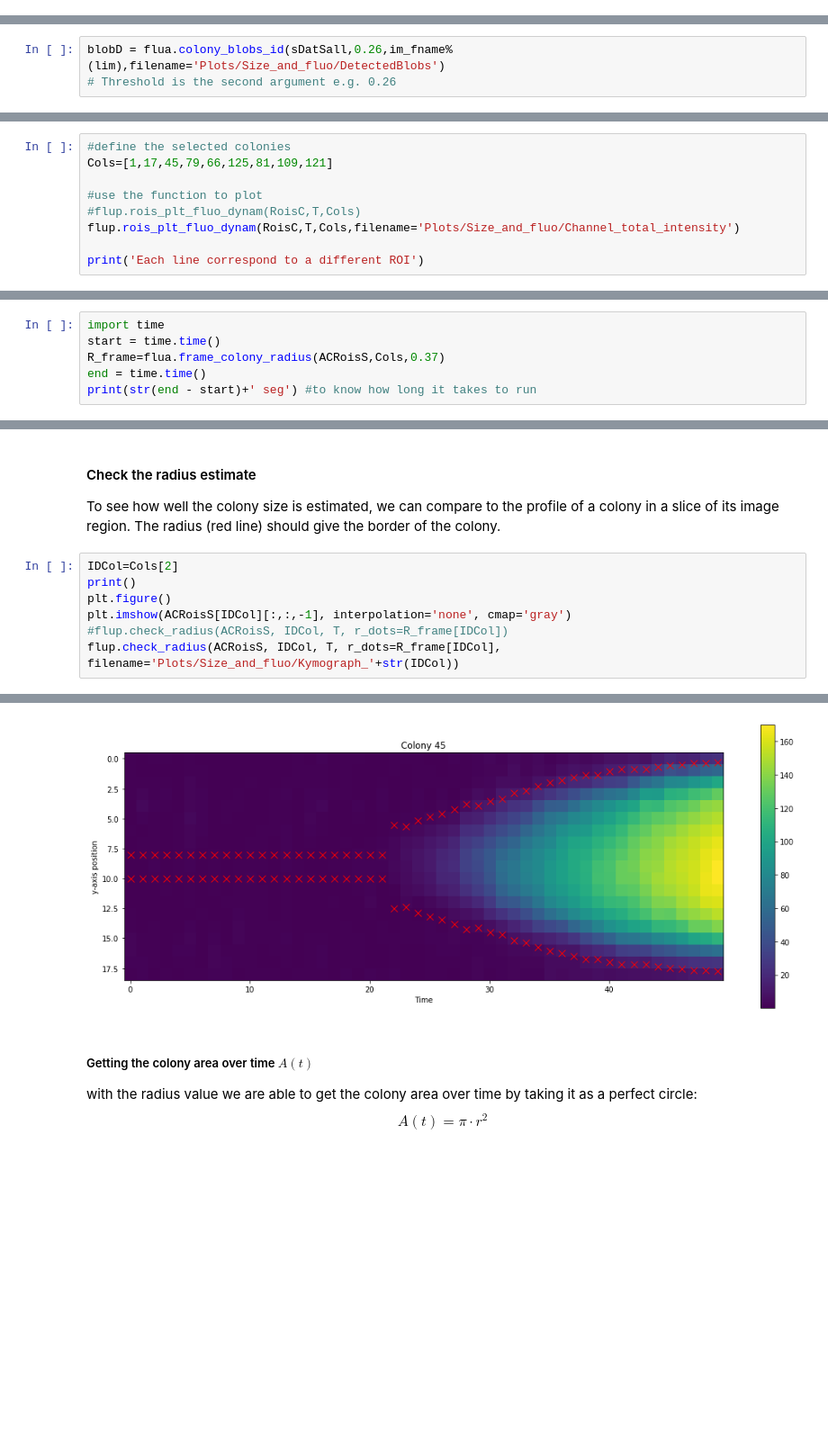
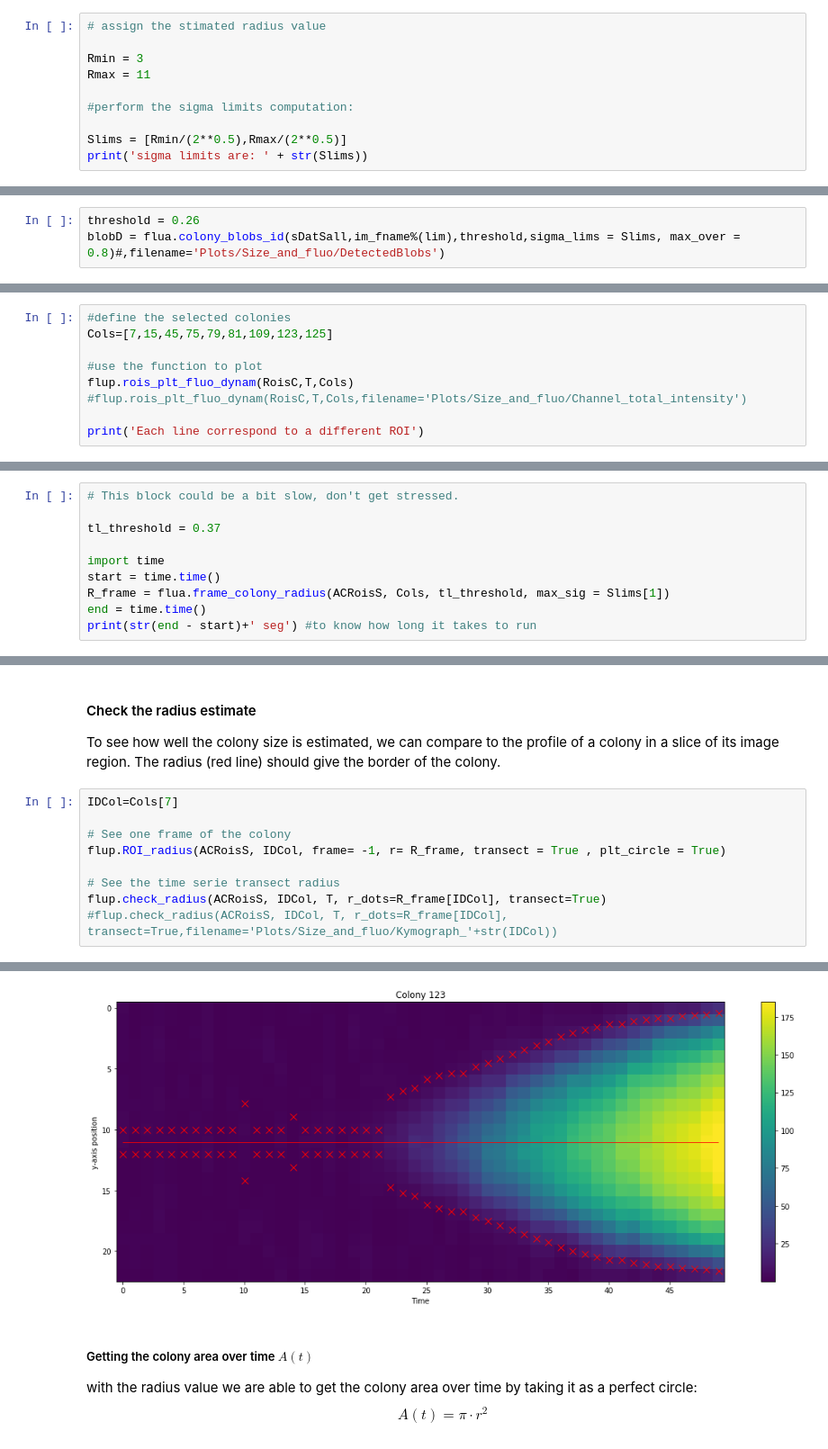
Before and after one commit to RudgeLab/FluoPi, a Jupyter notebook: Examples/Colony_size_and_fluo.ipynb, the cells around one changed output, grey strips where cells are left out. Shown at 90% size. Saved outputs shown, nothing was run; the diff lists cells and outputs as text; blank space fills up the shorter version.

```diff
--- a/Examples/Colony_size_and_fluo.ipynb
+++ b/Examples/Colony_size_and_fluo.ipynb
@@ -176,0 +204,10 @@ To properly identification, it's important to set the **threshold value** for ea
+# %%
+# assign the stimated radius value
+
+Rmin = 3
+Rmax = 11
+
+#perform the sigma limits computation:
+
+Slims = [Rmin/(2**0.5),Rmax/(2**0.5)]
+print('sigma limits are: ' + str(Slims))
@@ -177,5 +216,5 @@ To properly identification, it's important to set the **threshold value** for ea
 # %%
-blobD = flua.colony_blobs_id(sDatSall,0.26,im_fname%(lim),filename='Plots/Size_and_fluo/DetectedBlobs')
-# Threshold is the second argument e.g. 0.26
+threshold = 0.26
+blobD = flua.colony_blobs_id(sDatSall,im_fname%(lim),threshold,sigma_lims = Slims, max_over = 0.8)#,filename='Plots/Size_and_fluo/DetectedBlobs')
 # %% [output]
 [figure]
@@ -254,11 +308,11 @@ As we have estimated colony location (and maximmum size), we can analyse the dyn
 With the data obtained so far we can plot the fluorescence dynamics of colonies. We can choose some representative colonies and use the FluoPi `rois_plt_fluo_dynam()` function to perform this task:
 # %%
 #define the selected colonies
-Cols=[1,17,45,79,66,125,81,109,121]
+Cols=[7,15,45,75,79,81,109,123,125]
 
 #use the function to plot
-#flup.rois_plt_fluo_dynam(RoisC,T,Cols)
-flup.rois_plt_fluo_dynam(RoisC,T,Cols,filename='Plots/Size_and_fluo/Channel_total_intensity')
+flup.rois_plt_fluo_dynam(RoisC,T,Cols)
+#flup.rois_plt_fluo_dynam(RoisC,T,Cols,filename='Plots/Size_and_fluo/Channel_total_intensity')
 
 print('Each line correspond to a different ROI')
 # %% [output]
@@ -280,7 +334,11 @@ The following loop finds blobs and stores the width in each frame. The result is
 # %%
+# This block could be a bit slow, don't get stressed.
+
+tl_threshold = 0.37
+
 import time
 start = time.time()
-R_frame=flua.frame_colony_radius(ACRoisS,Cols,0.37)
+R_frame = flua.frame_colony_radius(ACRoisS, Cols, tl_threshold, max_sig = Slims[1])
 end = time.time()
 print(str(end - start)+' seg') #to know how long it takes to run
 # %% [output]
@@ -297,10 +356,12 @@ Each line correspond to one colony
 #### Check the radius estimate
 To see how well the colony size is estimated, we can compare to the profile of a colony in a slice of its image region. The radius (red line) should give the border of the colony.
 # %%
-IDCol=Cols[2]
-print()
-plt.figure()
-plt.imshow(ACRoisS[IDCol][:,:,-1], interpolation='none', cmap='gray')
-#flup.check_radius(ACRoisS, IDCol, T, r_dots=R_frame[IDCol])
-flup.check_radius(ACRoisS, IDCol, T, r_dots=R_frame[IDCol], filename='Plots/Size_and_fluo/Kymograph_'+str(IDCol))
+IDCol=Cols[7]
+
+# See one frame of the colony
+flup.ROI_radius(ACRoisS, IDCol, frame= -1, r= R_frame, transect = True , plt_circle = True)
+
+# See the time serie transect radius
+flup.check_radius(ACRoisS, IDCol, T, r_dots=R_frame[IDCol], transect=True)
+#flup.check_radius(ACRoisS, IDCol, T, r_dots=R_frame[IDCol], transect=True,filename='Plots/Size_and_fluo/Kymograph_'+str(IDCol))
 # %% [output]
@@ -308,4 +369,4 @@ flup.check_radius(ACRoisS, IDCol, T, r_dots=R_frame[IDCol], filename='Plots/Size
-[figure, old version]
+[figure, new version]
 # %% [markdown]
 ##### Getting the colony area over time $A(t)$
 with the radius value we are able to get the colony area over time by taking it as a perfect circle: $$A(t) = \pi \cdot r^{2}$$
```
Also changed, not shown: parts of 44 cells of this notebook.
